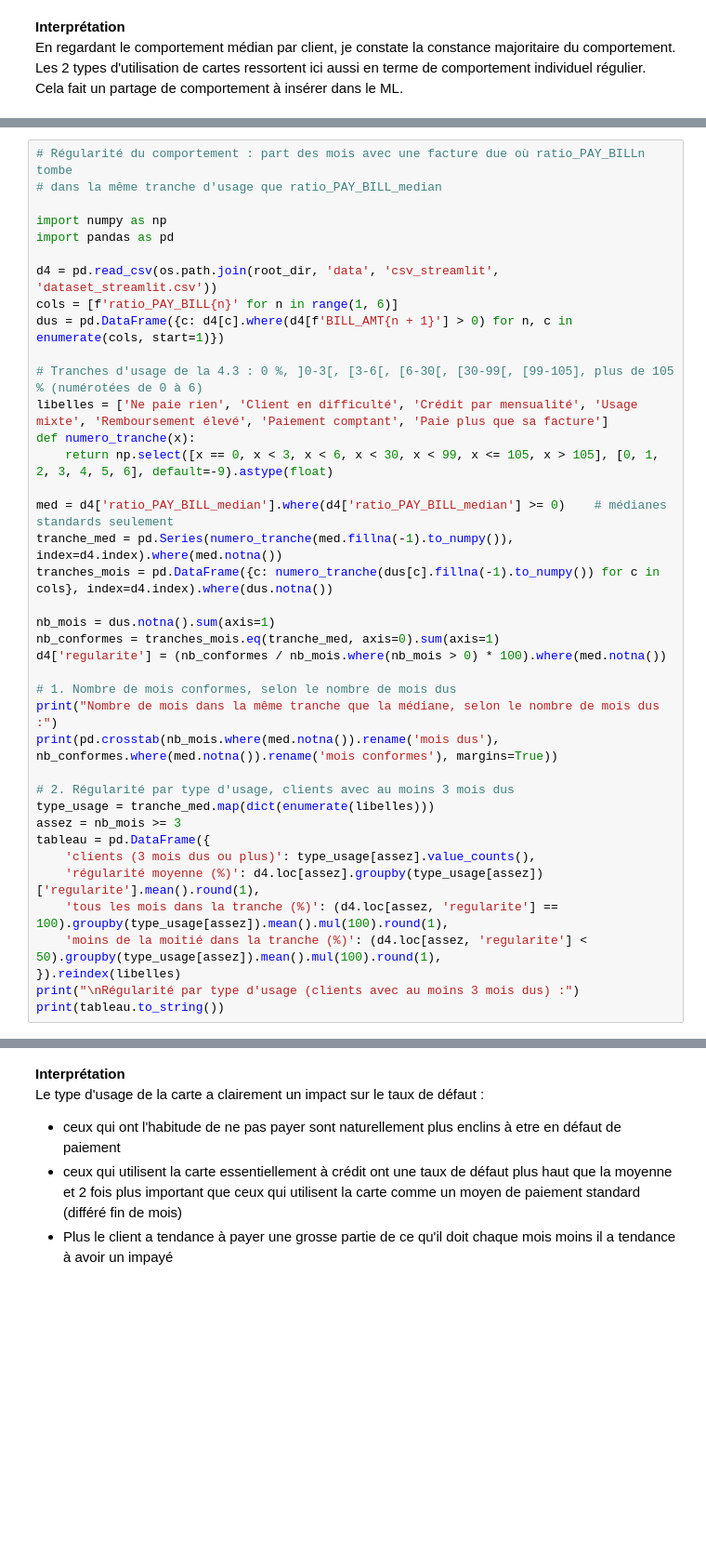
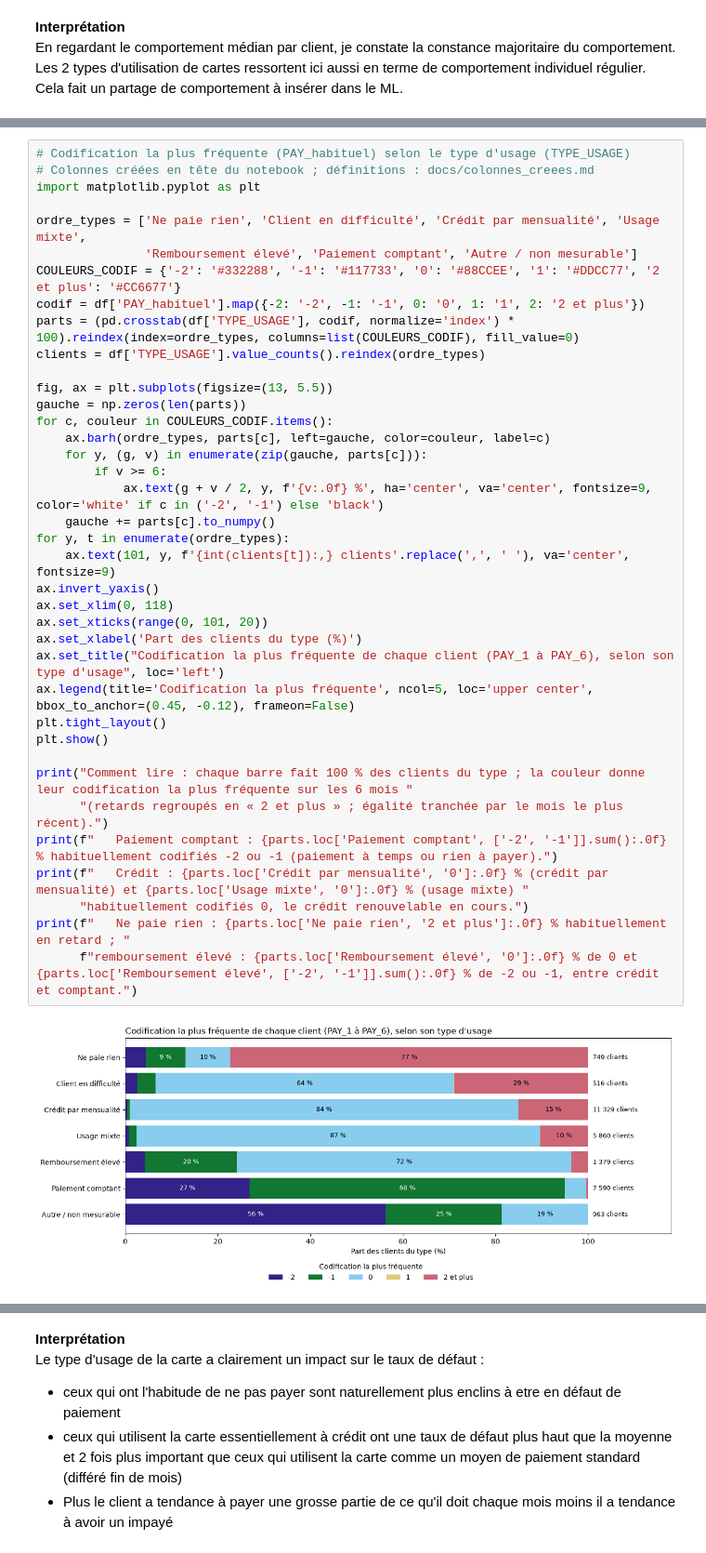
Before and after one commit to johan-mac-59/RiskLens_ML, a Jupyter notebook: src/05_03_EDA_storytelling.ipynb, the cells around one changed output, grey strips where cells are left out. Shown at 93% size. Saved outputs shown, nothing was run; the diff lists cells and outputs as text; blank space fills up the shorter version.

```diff
--- a/src/05_03_EDA_storytelling.ipynb
+++ b/src/05_03_EDA_storytelling.ipynb
@@ -2480,40 +2581,40 @@ Paiement comptant                                  12.4
 # %%
-# Régularité du comportement : part des mois avec une facture due où ratio_PAY_BILLn tombe
-# dans la même tranche d'usage que ratio_PAY_BILL_median
+# Codification la plus fréquente (PAY_habituel) selon le type d'usage (TYPE_USAGE)
+# Colonnes créées en tête du notebook ; définitions : docs/colonnes_creees.md
+import matplotlib.pyplot as plt
 
-import numpy as np
-import pandas as pd
+ordre_types = ['Ne paie rien', 'Client en difficulté', 'Crédit par mensualité', 'Usage mixte',
+               'Remboursement élevé', 'Paiement comptant', 'Autre / non mesurable']
+COULEURS_CODIF = {'-2': '#332288', '-1': '#117733', '0': '#88CCEE', '1': '#DDCC77', '2 et plus': '#CC6677'}
+codif = df['PAY_habituel'].map({-2: '-2', -1: '-1', 0: '0', 1: '1', 2: '2 et plus'})
+parts = (pd.crosstab(df['TYPE_USAGE'], codif, normalize='index') * 100).reindex(index=ordre_types, columns=list(COULEURS_CODIF), fill_value=0)
+clients = df['TYPE_USAGE'].value_counts().reindex(ordre_types)
 
-d4 = pd.read_csv(os.path.join(root_dir, 'data', 'csv_streamlit', 'dataset_streamlit.csv'))
-cols = [f'ratio_PAY_BILL{n}' for n in range(1, 6)]
-dus = pd.DataFrame({c: d4[c].where(d4[f'BILL_AMT{n + 1}'] > 0) for n, c in enumerate(cols, start=1)})
+fig, ax = plt.subplots(figsize=(13, 5.5))
+gauche = np.zeros(len(parts))
+for c, couleur in COULEURS_CODIF.items():
+    ax.barh(ordre_types, parts[c], left=gauche, color=couleur, label=c)
+    for y, (g, v) in enumerate(zip(gauche, parts[c])):
+        if v >= 6:
+            ax.text(g + v / 2, y, f'{v:.0f} %', ha='center', va='center', fontsize=9, color='white' if c in ('-2', '-1') else 'black')
+    gauche += parts[c].to_numpy()
+for y, t in enumerate(ordre_types):
+    ax.text(101, y, f'{int(clients[t]):,} clients'.replace(',', ' '), va='center', fontsize=9)
+ax.invert_yaxis()
+ax.set_xlim(0, 118)
+ax.set_xticks(range(0, 101, 20))
+ax.set_xlabel('Part des clients du type (%)')
+ax.set_title("Codification la plus fréquente de chaque client (PAY_1 à PAY_6), selon son type d'usage", loc='left')
+ax.legend(title='Codification la plus fréquente', ncol=5, loc='upper center', bbox_to_anchor=(0.45, -0.12), frameon=False)
+plt.tight_layout()
+plt.show()
 
-# Tranches d'usage de la 4.3 : 0 %, ]0-3[, [3-6[, [6-30[, [30-99[, [99-105], plus de 105 % (numérotées de 0 à 6)
-libelles = ['Ne paie rien', 'Client en difficulté', 'Crédit par mensualité', 'Usage mixte', 'Remboursement élevé', 'Paiement comptant', 'Paie plus que sa facture']
-def numero_tranche(x):
-    return np.select([x == 0, x < 3, x < 6, x < 30, x < 99, x <= 105, x > 105], [0, 1, 2, 3, 4, 5, 6], default=-9).astype(float)
-
-med = d4['ratio_PAY_BILL_median'].where(d4['ratio_PAY_BILL_median'] >= 0)    # médianes standards seulement
-tranche_med = pd.Series(numero_tranche(med.fillna(-1).to_numpy()), index=d4.index).where(med.notna())
-tranches_mois = pd.DataFrame({c: numero_tranche(dus[c].fillna(-1).to_numpy()) for c in cols}, index=d4.index).where(dus.notna())
-
-nb_mois = dus.notna().sum(axis=1)
-nb_conformes = tranches_mois.eq(tranche_med, axis=0).sum(axis=1)
-d4['regularite'] = (nb_conformes / nb_mois.where(nb_mois > 0) * 100).where(med.notna())
-
-# 1. Nombre de mois conformes, selon le nombre de mois dus
-print("Nombre de mois dans la même tranche que la médiane, selon le nombre de mois dus :")
-print(pd.crosstab(nb_mois.where(med.notna()).rename('mois dus'), nb_conformes.where(med.notna()).rename('mois conformes'), margins=True))
-
-# 2. Régularité par type d'usage, clients avec au moins 3 mois dus
-type_usage = tranche_med.map(dict(enumerate(libelles)))
-assez = nb_mois >= 3
-tableau = pd.DataFrame({
-    'clients (3 mois dus ou plus)': type_usage[assez].value_counts(),
-    'régularité moyenne (%)': d4.loc[assez].groupby(type_usage[assez])['regularite'].mean().round(1),
-    'tous les mois dans la tranche (%)': (d4.loc[assez, 'regularite'] == 100).groupby(type_usage[assez]).mean().mul(100).round(1),
-    'moins de la moitié dans la tranche (%)': (d4.loc[assez, 'regularite'] < 50).groupby(type_usage[assez]).mean().mul(100).round(1),
-}).reindex(libelles)
-print("\nRégularité par type d'usage (clients avec au moins 3 mois dus) :")
-print(tableau.to_string())
+print("Comment lire : chaque barre fait 100 % des clients du type ; la couleur donne leur codification la plus fréquente sur les 6 mois "
+      "(retards regroupés en « 2 et plus » ; égalité tranchée par le mois le plus récent).")
+print(f"   Paiement comptant : {parts.loc['Paiement comptant', ['-2', '-1']].sum():.0f} % habituellement codifiés -2 ou -1 (paiement à temps ou rien à payer).")
+print(f"   Crédit : {parts.loc['Crédit par mensualité', '0']:.0f} % (crédit par mensualité) et {parts.loc['Usage mixte', '0']:.0f} % (usage mixte) "
+      "habituellement codifiés 0, le crédit renouvelable en cours.")
+print(f"   Ne paie rien : {parts.loc['Ne paie rien', '2 et plus']:.0f} % habituellement en retard ; "
+      f"remboursement élevé : {parts.loc['Remboursement élevé', '0']:.0f} % de 0 et {parts.loc['Remboursement élevé', ['-2', '-1']].sum():.0f} % de -2 ou -1, entre crédit et comptant.")
 # %% [output]
+[figure, added]
```
Also changed, not shown: parts of 16 cells of this notebook, 4 other files.
